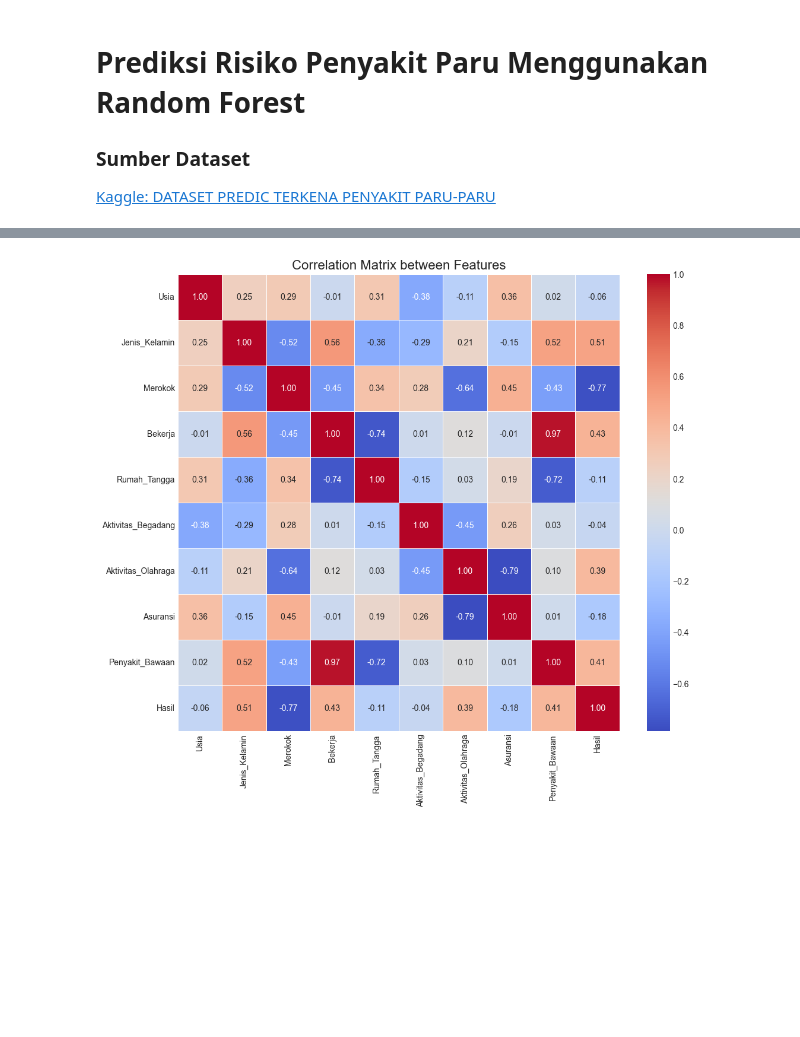
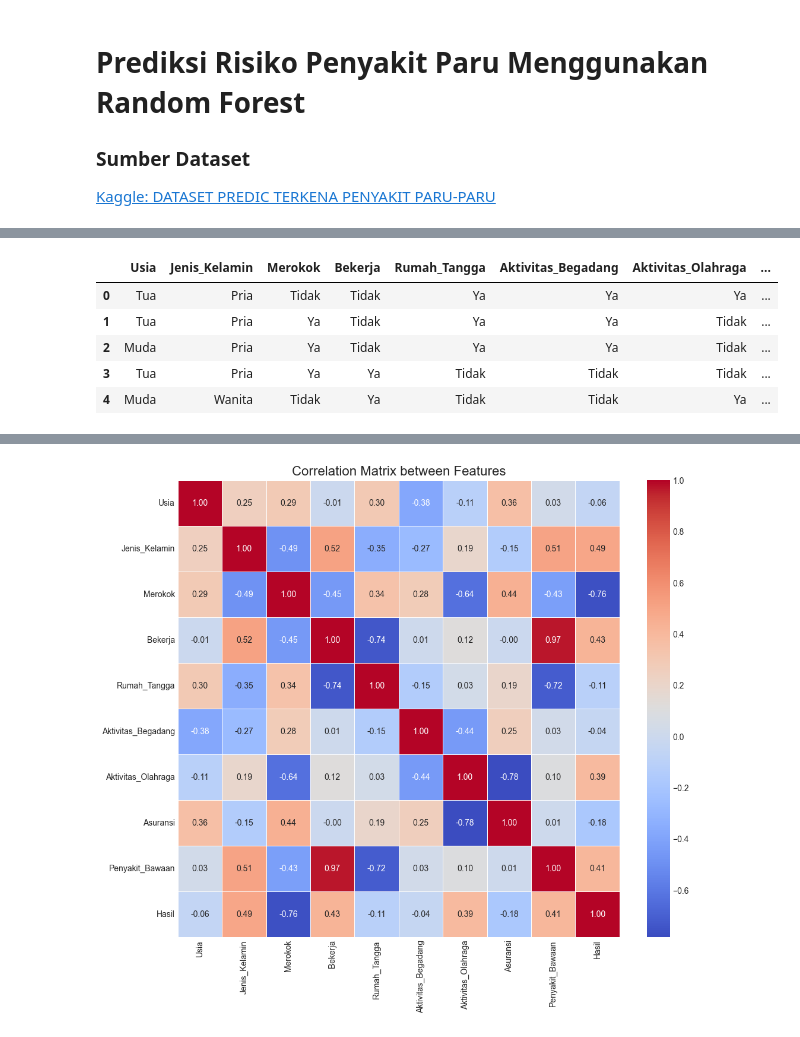
Before and after one commit to rizbud/lung-disease-risk-prediction, a Jupyter notebook: random_forest.ipynb, the cells around one changed output, grey strips where cells are left out. Cells and saved outputs as stored; diff of their text form; code cells hidden in the pictures; blank space fills up the shorter version.

```diff
--- a/random_forest.ipynb
+++ b/random_forest.ipynb
@@ -29,3 +31,17 @@ data.head()
+# %%
+data_kuesioner = pd.read_csv("kuesioner_clear.csv")
+
+# add data_kuesioner to data
+data = pd.concat([data, data_kuesioner], ignore_index=True)
+
+data.head()
+# %% [output]
+|  | Usia | Jenis_Kelamin | Merokok | Bekerja | Rumah_Tangga | Aktivitas_Begadang | Aktivitas_Olahraga | ... |
+| 0 | Tua | Pria | Tidak | Tidak | Ya | Ya | Ya | ... |
+| 1 | Tua | Pria | Ya | Tidak | Ya | Ya | Tidak | ... |
+| 2 | Muda | Pria | Ya | Tidak | Ya | Ya | Tidak | ... |
+| 3 | Tua | Pria | Ya | Ya | Tidak | Tidak | Tidak | ... |
+| 4 | Muda | Wanita | Tidak | Ya | Tidak | Tidak | Ya | ... |
 # %%
 # Basic data information
 print("Dataset shape:", data.shape)
```
Also changed, not shown: parts of 12 cells of this notebook, 1 other file.
